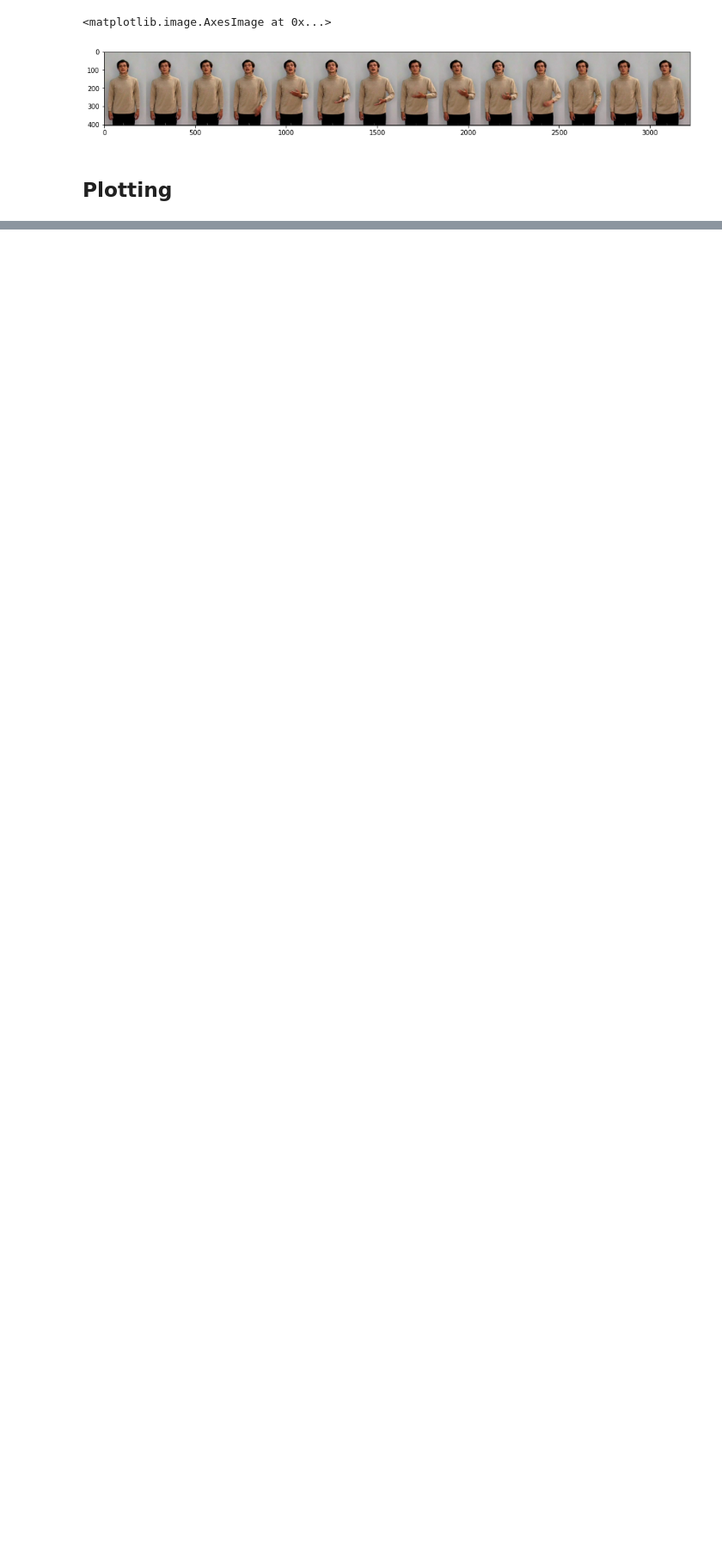
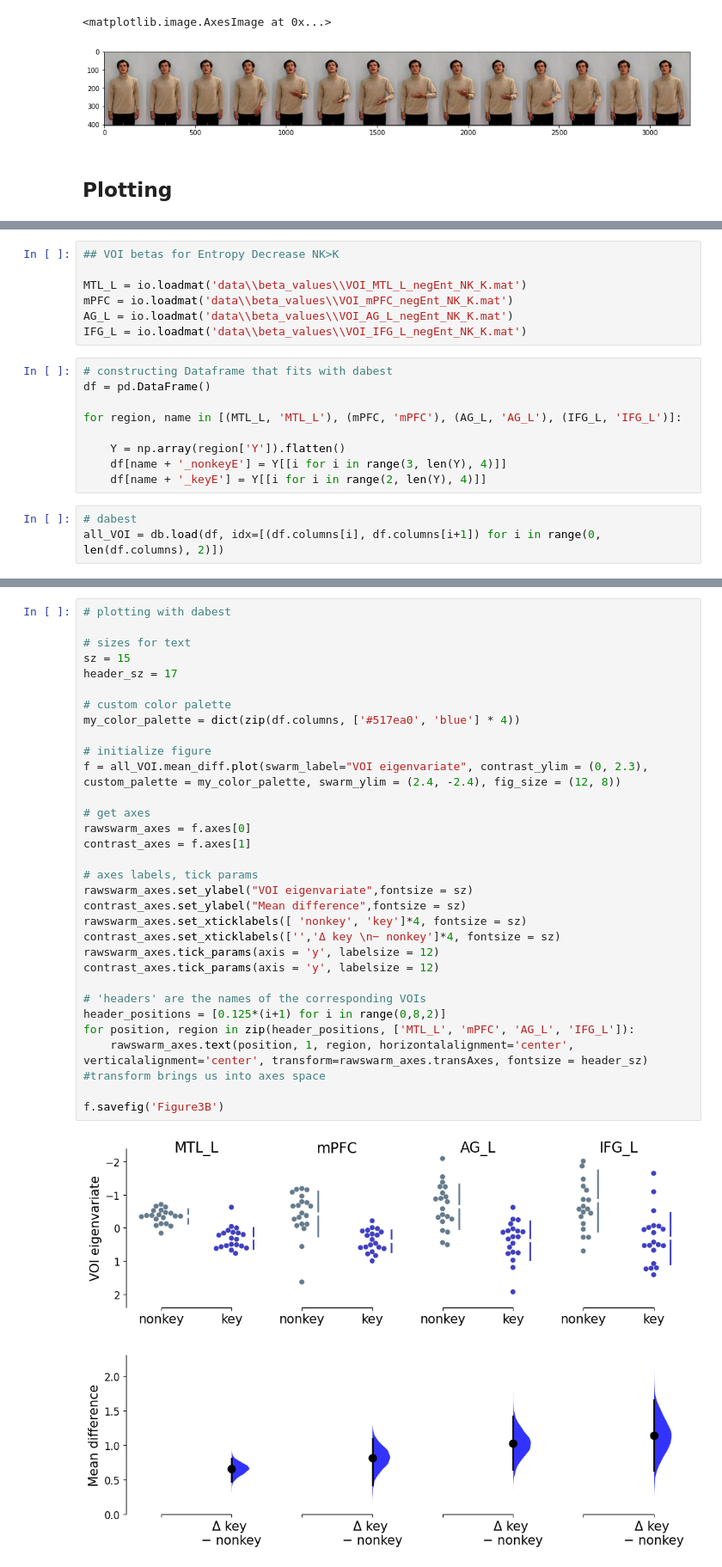
Before and after one commit to xavfunk/gesture-processing-figures, a Jupyter notebook: all-figures-report.ipynb, the cells around one changed output, grey strips where cells are left out. Shown: that part at 86% size. Cells and saved outputs as stored; diff of their text form; blank space fills up the shorter version.

```diff
--- a/figure1.ipynb
+++ b/all-figures-report.ipynb
@@ -303,0 +456,19 @@ An example sentence from the utilized story, illustrating measures used in GLM a
+# %%
+## VOI betas for Entropy Decrease NK>K
+
+MTL_L = io.loadmat('data\\beta_values\\VOI_MTL_L_negEnt_NK_K.mat')
+mPFC = io.loadmat('data\\beta_values\\VOI_mPFC_negEnt_NK_K.mat')
+AG_L = io.loadmat('data\\beta_values\\VOI_AG_L_negEnt_NK_K.mat')
+IFG_L = io.loadmat('data\\beta_values\\VOI_IFG_L_negEnt_NK_K.mat')
+# %%
+# constructing Dataframe that fits with dabest
+df = pd.DataFrame()
+
+for region, name in [(MTL_L, 'MTL_L'), (mPFC, 'mPFC'), (AG_L, 'AG_L'), (IFG_L, 'IFG_L')]:
+
+    Y = np.array(region['Y']).flatten()
+    df[name + '_nonkeyE'] = Y[[i for i in range(3, len(Y), 4)]]
+    df[name + '_keyE'] = Y[[i for i in range(2, len(Y), 4)]]
+# %%
+# dabest
+all_VOI = db.load(df, idx=[(df.columns[i], df.columns[i+1]) for i in range(0, len(df.columns), 2)])
@@ -303,0 +484,33 @@ An example sentence from the utilized story, illustrating measures used in GLM a
+# %%
+# plotting with dabest
+
+# sizes for text
+sz = 15
+header_sz = 17
+
+# custom color palette
+my_color_palette = dict(zip(df.columns, ['#517ea0', 'blue'] * 4))
+
+# initialize figure
+f = all_VOI.mean_diff.plot(swarm_label="VOI eigenvariate", contrast_ylim = (0, 2.3), custom_palette = my_color_palette, swarm_ylim = (2.4, -2.4), fig_size = (12, 8))
+
+# get axes
+rawswarm_axes = f.axes[0]
+contrast_axes = f.axes[1]
+
+# axes labels, tick params
+rawswarm_axes.set_ylabel("VOI eigenvariate",fontsize = sz)
+contrast_axes.set_ylabel("Mean difference",fontsize = sz)
+rawswarm_axes.set_xticklabels([ 'nonkey', 'key']*4, fontsize = sz)
+contrast_axes.set_xticklabels(['','Δ key \n− nonkey']*4, fontsize = sz)
+rawswarm_axes.tick_params(axis = 'y', labelsize = 12)
+contrast_axes.tick_params(axis = 'y', labelsize = 12)
+
+# 'headers' are the names of the corresponding VOIs
+header_positions = [0.125*(i+1) for i in range(0,8,2)]
+for position, region in zip(header_positions, ['MTL_L', 'mPFC', 'AG_L', 'IFG_L']):
+    rawswarm_axes.text(position, 1, region, horizontalalignment='center', verticalalignment='center', transform=rawswarm_axes.transAxes, fontsize = header_sz) #transform brings us into axes space
+
+f.savefig('Figure3B')
+# %% [output]
+[figure, added]
```
Also changed, not shown: parts of 27 cells of this notebook, 10 other files.
